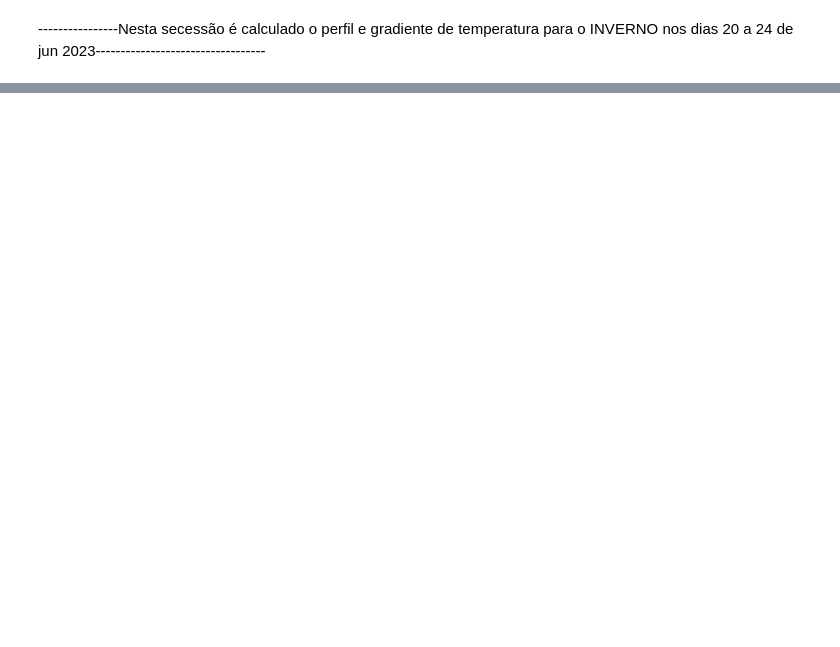
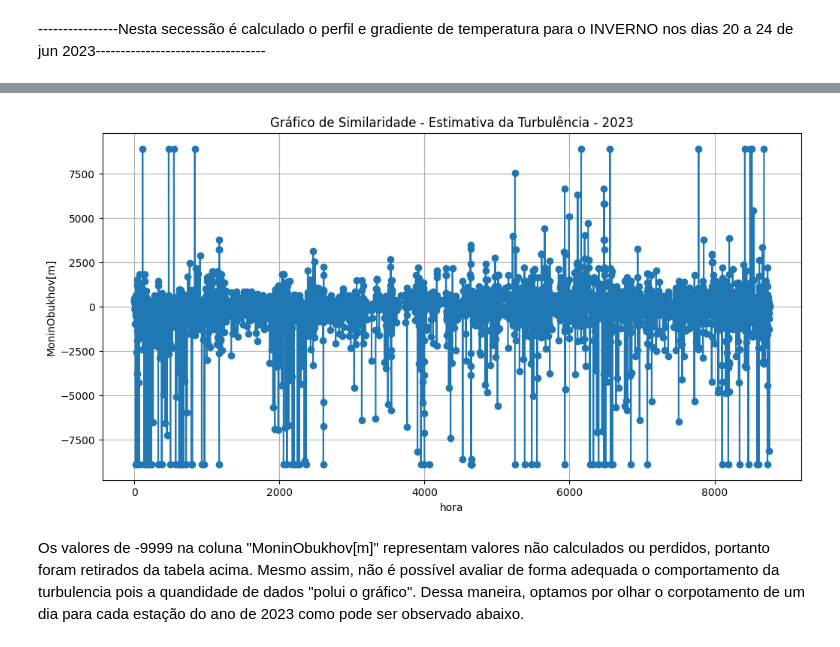
Before and after one commit to mariliameister/ENS5173_202401, a Jupyter notebook: Trabalho02.ipynb, the cells around one changed output, grey strips where cells are left out. Cells and saved outputs as stored; diff of their text form; code cells hidden in the pictures; blank space fills up the shorter version.

Commit message:
Trabalho02_MariliaMeister_e_MariaNathalia

```diff
--- a/Trabalho02.ipynb
+++ b/Trabalho02.ipynb
@@ -634,0 +621,17 @@ display(df.head())
+# %%
+import pandas as pd
+
+# Caminho para o arquivo CSV
+caminho_arquivo = r'C:\Users\Marilia\Documents\ENS5173_202401\ENS5173_202401\inputs\ez_aermod_marilia\meteo_sfc_mod.csv'
+
+# Abrir o arquivo CSV como um DataFrame do pandas, especificando o encoding
+df = pd.read_csv(caminho_arquivo, encoding='latin1')
+
+# Verificar o número total de linhas
+print(f"Total de linhas no DataFrame: {len(df)}")
+
+# Configurações para exibir todas as colunas
+pd.set_option('display.max_columns', None)
+
+# Exibir DataFrame
+display(df)
@@ -634,0 +653,19 @@ display(df.head())
+# %%
+#Avaliando a turbulência pela teoria da similaridade de Monin-Obukhov
+
+import matplotlib.pyplot as plt
+# Selecionar a coluna para plotar
+coluna_y = 'MoninObukhov[m]'  # Substitua pelo nome da coluna que deseja plotar
+
+# Plotar os dados
+plt.figure(figsize=(12, 6))
+plt.plot(df.index, df[coluna_y], marker='o', linestyle='-')
+plt.xlabel('hora')
+plt.ylabel(coluna_y)
+plt.title('Gráfico de Similaridade - Estimativa da Turbulência - 2023')
+plt.grid(True)
+plt.show()
+# %% [output]
+[figure, added]
+# %% [markdown]
+Os valores de -9999 na coluna "MoninObukhov[m]" representam valores não calculados ou perdidos, portanto foram retirados da tabela acima. Mesmo assim, não é possível avaliar de forma adequada o comportamento da turbulencia pois a quandidade de dados "polui o gráfico". Dessa maneira, optamos por olhar o corpotamento de um dia para cada estação do ano de 2023 como pode ser observado abaixo.
```
Also changed, not shown: parts of 30 cells of this notebook.
